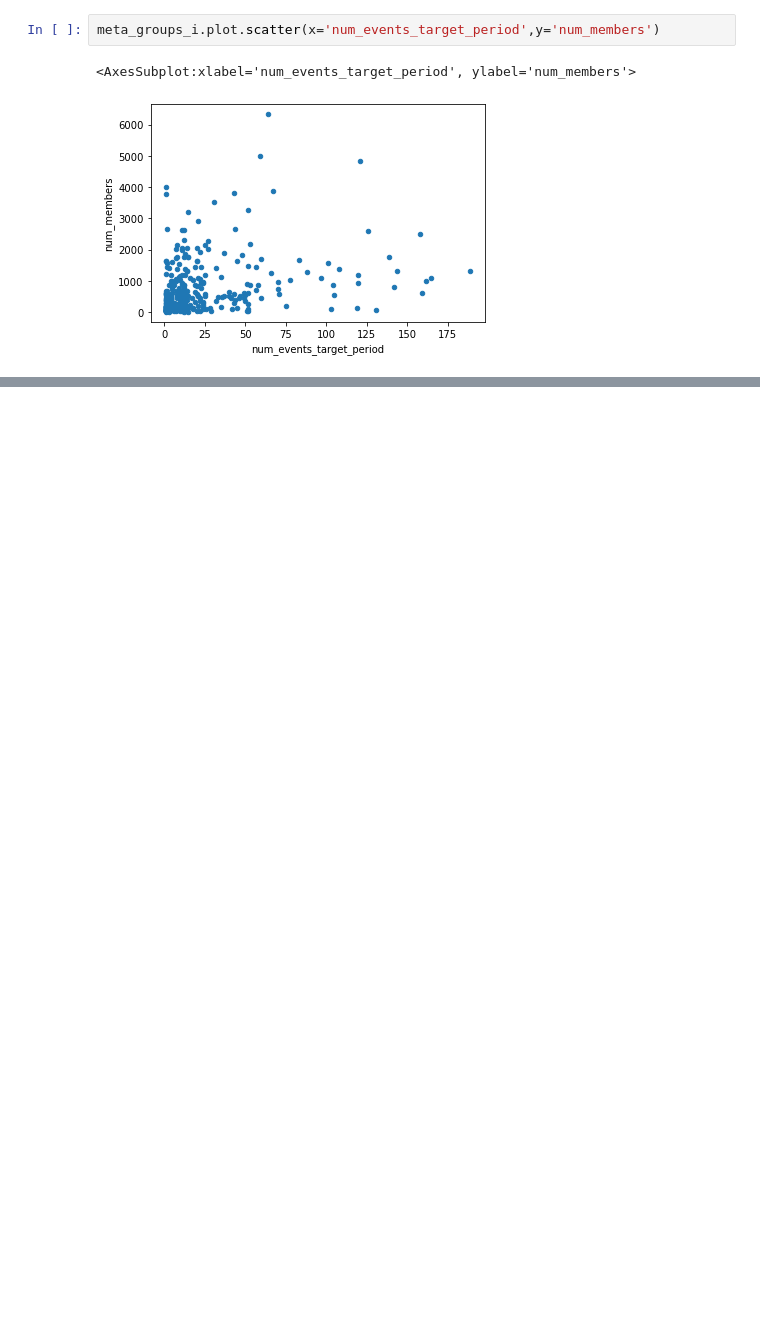
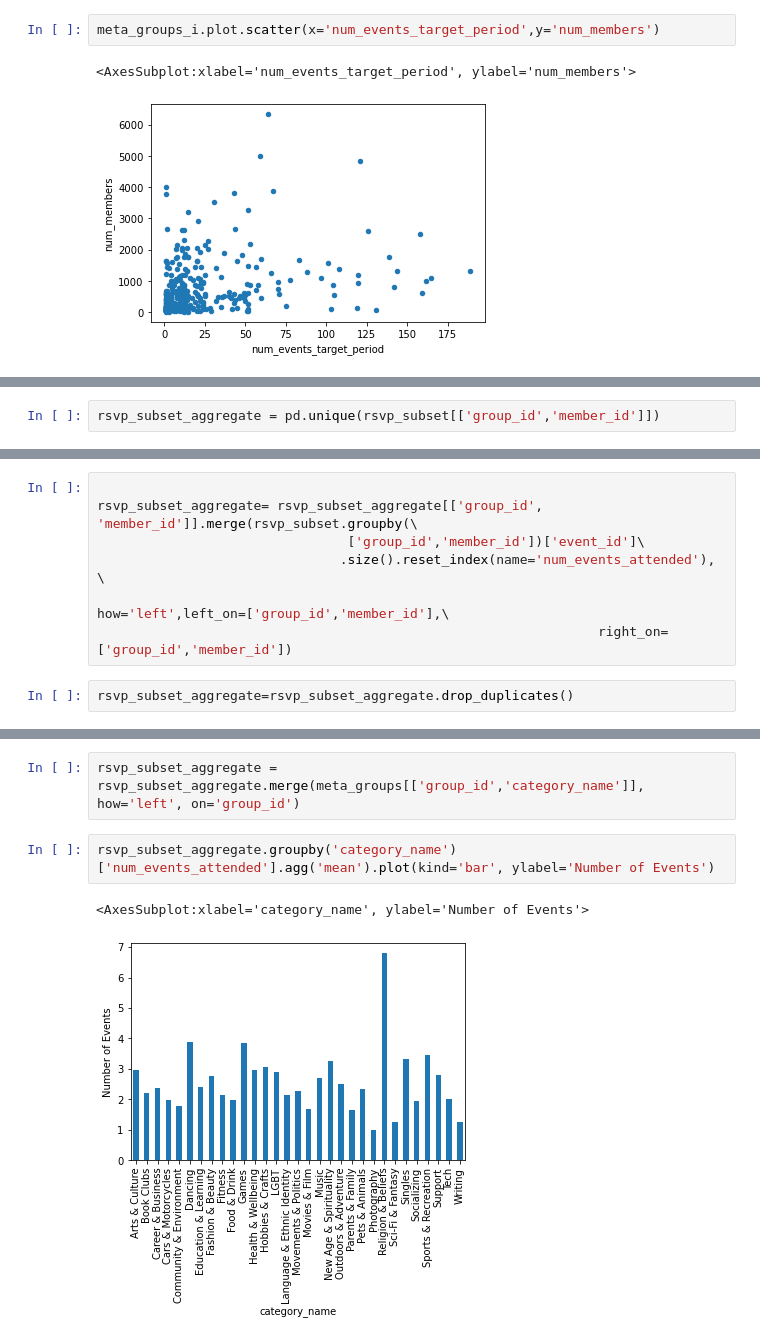
Before and after one commit to jamesreno2/python_project_eda, a Jupyter notebook: Python_project_eda.ipynb, the cells around one changed output, grey strips where cells are left out. Cells and saved outputs as stored; diff of their text form; blank space fills up the shorter version.

```diff
--- a/Python_project_eda.ipynb
+++ b/Python_project_eda.ipynb
@@ -489,0 +569,2 @@ np.polyval(fiteventstomembers2, 50)
+# %%
+rsvp_subset_aggregate = pd.unique(rsvp_subset[['group_id','member_id']])
@@ -489,0 +573,9 @@ np.polyval(fiteventstomembers2, 50)
+# %%
+
+rsvp_subset_aggregate= rsvp_subset_aggregate[['group_id', 'member_id']].merge(rsvp_subset.groupby(\
+                                ['group_id','member_id'])['event_id']\
+                               .size().reset_index(name='num_events_attended'), \
+                                                                 how='left',left_on=['group_id','member_id'],\
+                                                                right_on=['group_id','member_id'])
+# %%
+rsvp_subset_aggregate=rsvp_subset_aggregate.drop_duplicates()
@@ -489,0 +600,7 @@ np.polyval(fiteventstomembers2, 50)
+# %%
+rsvp_subset_aggregate = rsvp_subset_aggregate.merge(meta_groups[['group_id','category_name']], how='left', on='group_id')
+# %%
+rsvp_subset_aggregate.groupby('category_name')['num_events_attended'].agg('mean').plot(kind='bar', ylabel='Number of Events')
+# %% [output]
+<AxesSubplot:xlabel='category_name', ylabel='Number of Events'>
+[figure, added]
```
Also changed, not shown: parts of 63 cells of this notebook.
